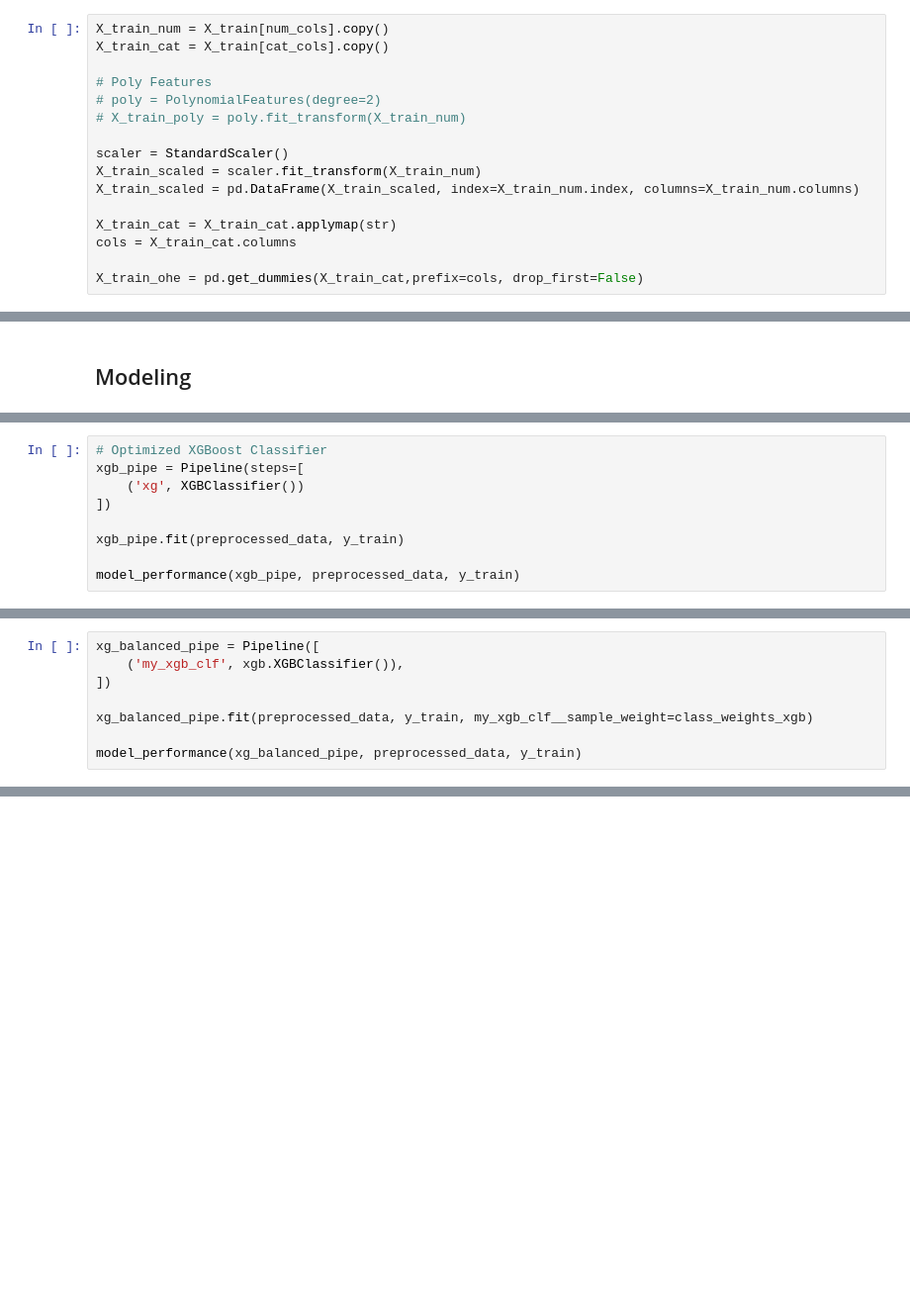
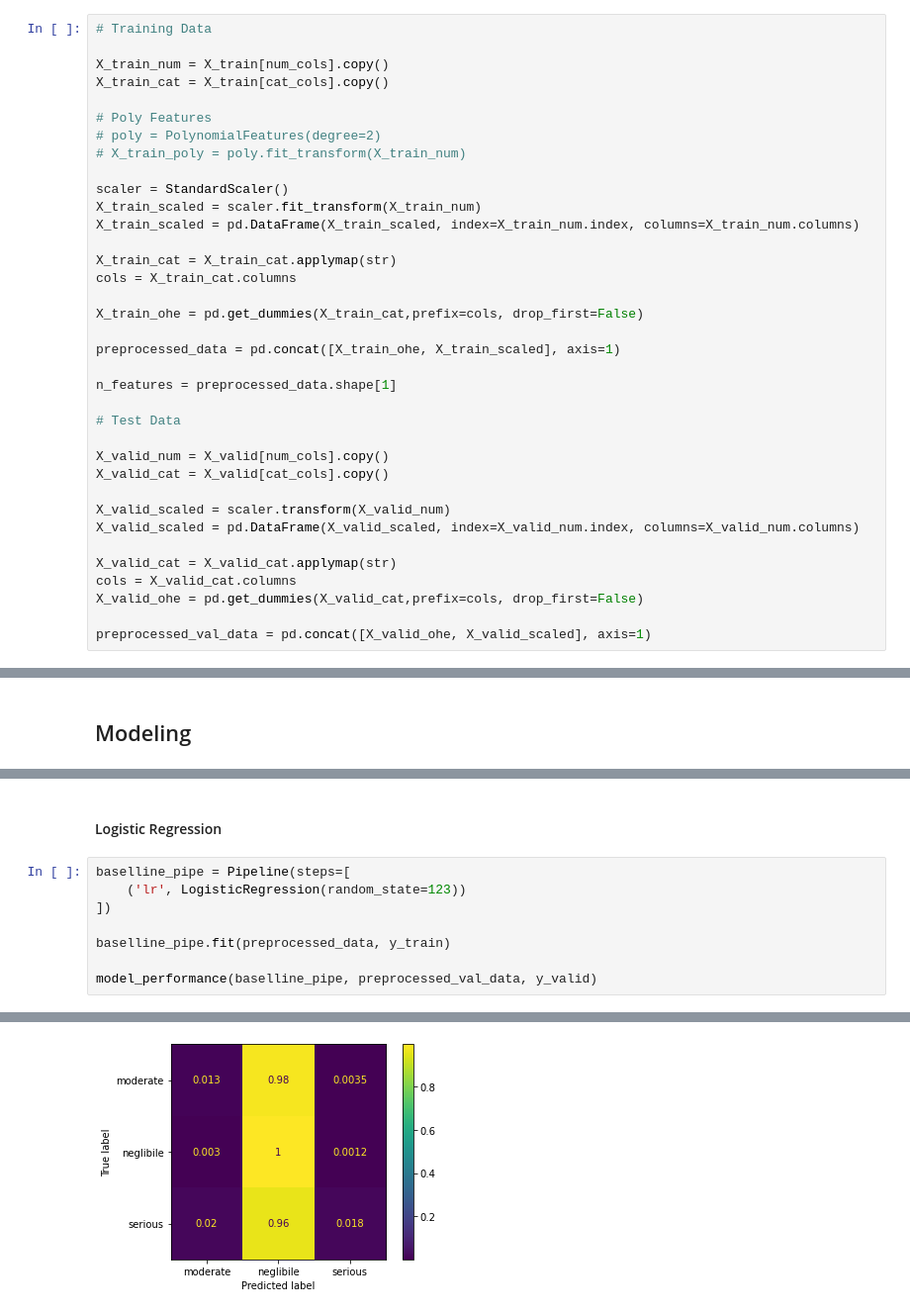
Before and after one commit to robertharrow/detecting-severe-flight-delays, a Jupyter notebook: notebook.ipynb, the cells around one changed output, grey strips where cells are left out. Shown at 99% size. Cells and saved outputs as stored; diff of their text form; blank space fills up the shorter version.

Commit message:
more modeling

```diff
--- a/notebook.ipynb
+++ b/notebook.ipynb
@@ -998,4 +1020,6 @@ cat_cols = ['MONTH',
 # %%
+# Training Data
+
 X_train_num = X_train[num_cols].copy()
 X_train_cat = X_train[cat_cols].copy()
 
@@ -1011,3 +1035,21 @@ X_train_cat = X_train_cat.applymap(str)
 cols = X_train_cat.columns
 
 X_train_ohe = pd.get_dummies(X_train_cat,prefix=cols, drop_first=False)
+
+preprocessed_data = pd.concat([X_train_ohe, X_train_scaled], axis=1)
+
+n_features = preprocessed_data.shape[1]
+
+# Test Data
+
+X_valid_num = X_valid[num_cols].copy()
+X_valid_cat = X_valid[cat_cols].copy()
+
+X_valid_scaled = scaler.transform(X_valid_num)
+X_valid_scaled = pd.DataFrame(X_valid_scaled, index=X_valid_num.index, columns=X_valid_num.columns)
+
+X_valid_cat = X_valid_cat.applymap(str)
+cols = X_valid_cat.columns
+X_valid_ohe = pd.get_dummies(X_valid_cat,prefix=cols, drop_first=False)
+
+preprocessed_val_data = pd.concat([X_valid_ohe, X_valid_scaled], axis=1)
@@ -1217,9 +1080,0 @@ Cross Val F1: 0.571
-# %%
-# Optimized XGBoost Classifier
-xgb_pipe = Pipeline(steps=[
-    ('xg', XGBClassifier())
-])
-
-xgb_pipe.fit(preprocessed_data, y_train)
-
-model_performance(xgb_pipe, preprocessed_data, y_train)
@@ -1240,8 +1080,0 @@ Cross Val F1: 0.847
-# %%
-xg_balanced_pipe = Pipeline([
-    ('my_xgb_clf', xgb.XGBClassifier()),
-])
-
-xg_balanced_pipe.fit(preprocessed_data, y_train, my_xgb_clf__sample_weight=class_weights_xgb)
-
-model_performance(xg_balanced_pipe, preprocessed_data, y_train)
@@ -1554,0 +1190,11 @@ visualize_training_results(model_6_hist)
+# %% [markdown]
+#### Logistic Regression
+# %%
+baselline_pipe = Pipeline(steps=[
+    ('lr', LogisticRegression(random_state=123))
+])
+
+baselline_pipe.fit(preprocessed_data, y_train)
+
+model_performance(baselline_pipe, preprocessed_val_data, y_valid)
+# %% [output]
@@ -1554,0 +1229 @@ visualize_training_results(model_6_hist)
+[figure, added]
```
Also changed, not shown: parts of 113 cells of this notebook, 4 other files.
